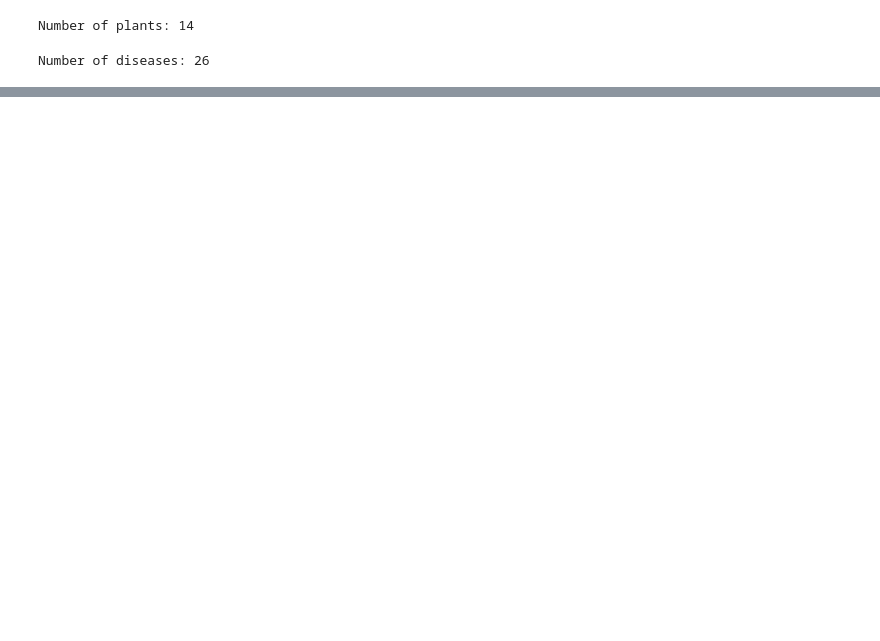
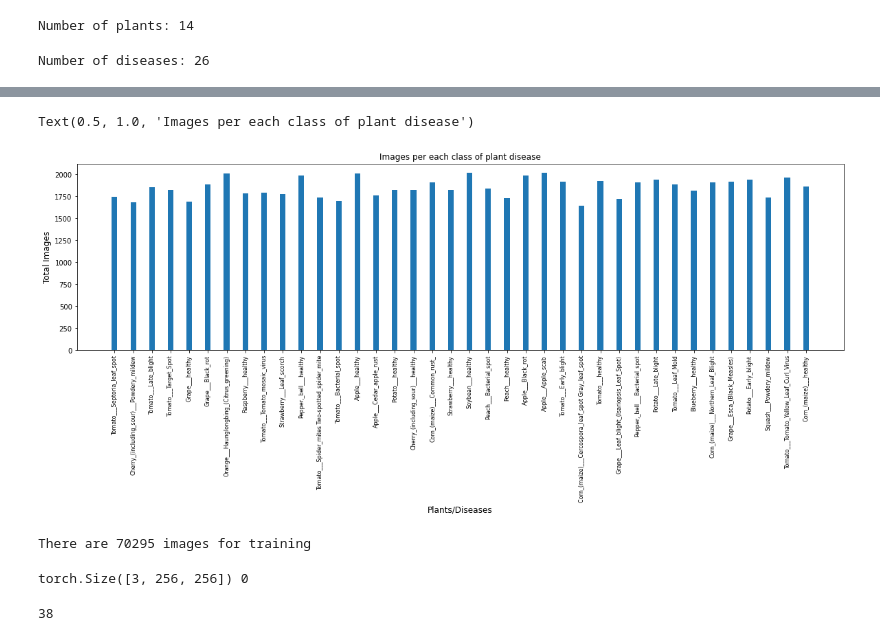
Before and after one commit to adindaayundra/PlantDiseaseClassification_Versi2, a Jupyter notebook: PlantDiseaseClassification_MbkmRiset_Versi2.ipynb, the cells around one changed output, grey strips where cells are left out. Saved outputs shown, nothing was run; the diff lists cells and outputs as text; code cells hidden in the pictures; blank space fills up the shorter version.

```diff
--- a/PlantDiseaseClassification_MbkmRiset_Versi2.ipynb
+++ b/PlantDiseaseClassification_MbkmRiset_Versi2.ipynb
@@ -114,0 +117,18 @@ img_per_class
+# %%
+index = [a for a in range(38)]
+plt.figure(figsize=(20, 5))
+plt.bar(index, [a for a in nums.values()], width=0.3)
+plt.xlabel('Plants/Diseases', fontsize=12)
+plt.ylabel('Total Images', fontsize=12)
+plt.xticks(index, diseases, fontsize=8, rotation=90)
+plt.title('Images per each class of plant disease')
+# %% [output]
+Text(0.5, 1.0, 'Images per each class of plant disease')
+[figure, added]
+# %%
+a_train = 0
+for value in nums.values():
+  a_train += value
+print(f"There are {a_train} images for training")
+# %% [output]
+There are 70295 images for training
@@ -114,0 +138,9 @@ img_per_class
+# %%
+img, label = train [0]
+print(img.shape, label)
+# %% [output]
+torch.Size([3, 256, 256]) 0
+# %%
+len(train.classes)
+# %% [output]
+38
```
Also changed, not shown: parts of 15 cells of this notebook.
